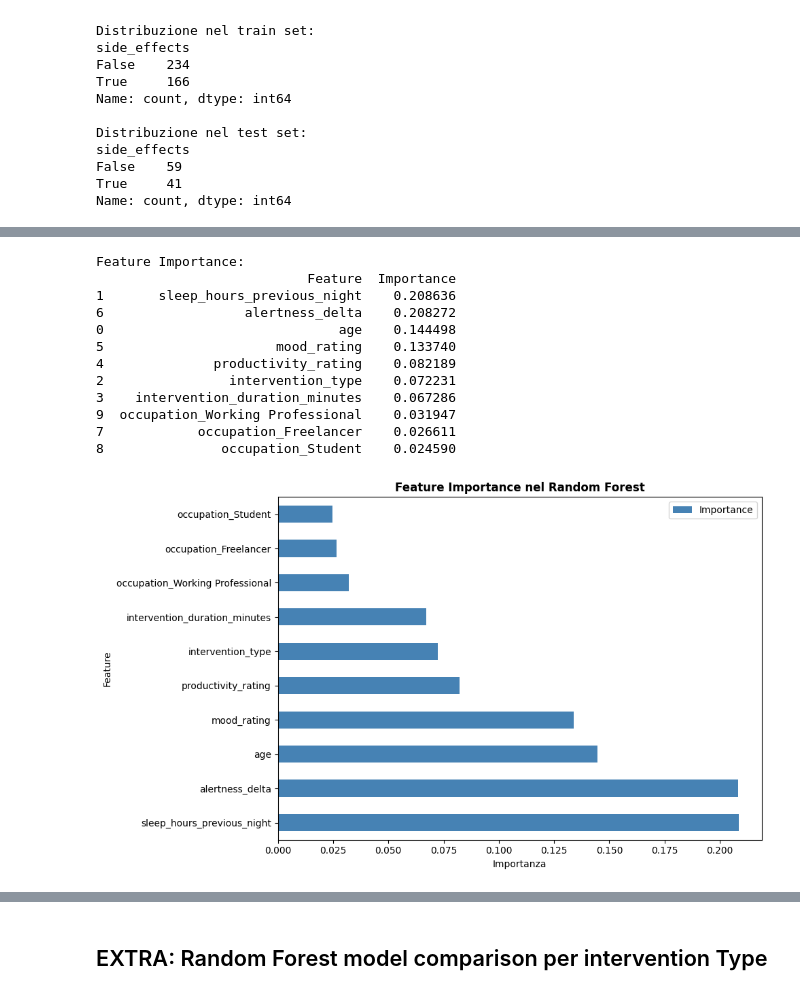
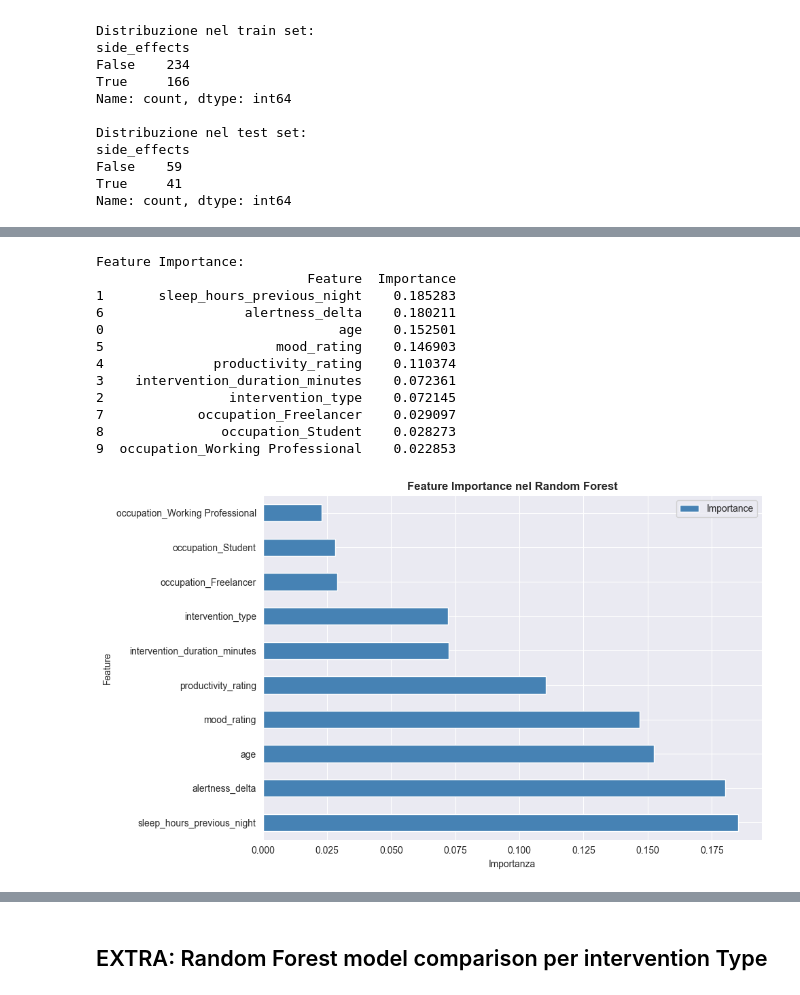
Before and after one commit to Grimino27/PDAI_Project, a Jupyter notebook: scripts/RandomForestModel.ipynb, the cells around one changed output, grey strips where cells are left out. Cells and saved outputs as stored; diff of their text form; code cells hidden in the pictures.

```diff
--- a/scripts/RandomForestModel.ipynb
+++ b/scripts/RandomForestModel.ipynb
@@ -503,14 +549,18 @@ Name: count, dtype: int64
 # %%
 # Inizializzazione e addestramento del modello
 # Il numero di alberi e la profondità sono stati suggeriti da Claude sulla base del nostro database
-rf_model = RandomForestClassifier(
-    n_estimators=50,        # Numero di alberi nella foresta
-    max_depth=5,            # Profondità massima degli alberi
-    min_samples_split=10,     # Min campioni per dividere un nodo
-    min_samples_leaf=5,      # Min campioni in una foglia
-    random_state=42,
-    n_jobs=-1                # Usa tutti i core del processore
-)
+f1 = make_scorer(f1_score, average='weighted') #metto come errore la macro f1, dato che è meglio per i dati sbilanciati, come i nostri
+rf_model = GridSearchCV(
+            estimator=RandomForestClassifier(random_state = 42),
+            param_grid={"n_estimators": [50, 100, 150, 200],
+                        "max_depth": [3, 5, 7, 10],  # più basso!,
+                        "min_samples_split": [10],
+                        "min_samples_leaf": [5, 10, 20],
+                        "class_weight": [None, 'balanced', 'balanced_subsample']},
+            cv=StratifiedKFold(n_splits=5),
+            scoring=f1, #uso come scoring l'f1
+            n_jobs=-1
+        )
 
 # Addestramento
 print("\n--- Addestramento del modello ---")
@@ -520,9 +570,11 @@ print("Modello addestrato!")
 # Accuratezza su train e test set
 train_accuracy = rf_model.score(X_train, y_train)
 test_accuracy = rf_model.score(X_test, y_test)
+print(classification_report(y_test, y_pred))
 
 print(f"\nAccuratezza sul Train Set: {train_accuracy:.4f}")
 print(f"Accuratezza sul Test Set: {test_accuracy:.4f}")
+print(rf_model.best_estimator_)
 # %% [output]
 --- Addestramento del modello ---
 Modello addestrato!
@@ -532,33 +596,33 @@ Accuratezza sul Test Set: 0.6400
 # %%
 feature_importance = pd.DataFrame({
     'Feature': X.columns,
-    'Importance': rf_model.feature_importances_
+    'Importance': rf_model.best_estimator_.feature_importances_
 }).sort_values('Importance', ascending=False)
 
 print("Feature Importance:")
 print(feature_importance)
 
 # Grafico
 fig, ax = plt.subplots(figsize=(10, 6))
 feature_importance.plot(x='Feature', y='Importance', kind='barh', ax=ax, color='steelblue')
 ax.set_title('Feature Importance nel Random Forest', fontsize=12, fontweight='bold')
 ax.set_xlabel('Importanza')
 plt.tight_layout()
 plt.show()
 # %% [output]
 Feature Importance:
                            Feature  Importance
-1       sleep_hours_previous_night    0.208636
-6                  alertness_delta    0.208272
-0                              age    0.144498
-5                      mood_rating    0.133740
-4              productivity_rating    0.082189
-2                intervention_type    0.072231
-3    intervention_duration_minutes    0.067286
-9  occupation_Working Professional    0.031947
-7            occupation_Freelancer    0.026611
-8               occupation_Student    0.024590
+1       sleep_hours_previous_night    0.185283
+6                  alertness_delta    0.180211
+0                              age    0.152501
+5                      mood_rating    0.146903
+4              productivity_rating    0.110374
+3    intervention_duration_minutes    0.072361
+2                intervention_type    0.072145
+7            occupation_Freelancer    0.029097
+8               occupation_Student    0.028273
+9  occupation_Working Professional    0.022853
-[figure, old version]
+[figure, new version]
 # %%
 # 3. CONFUSION MATRIX
 # Calcola le predizioni sul test set
```
Also changed, not shown: parts of 17 cells of this notebook, 1 other file.
